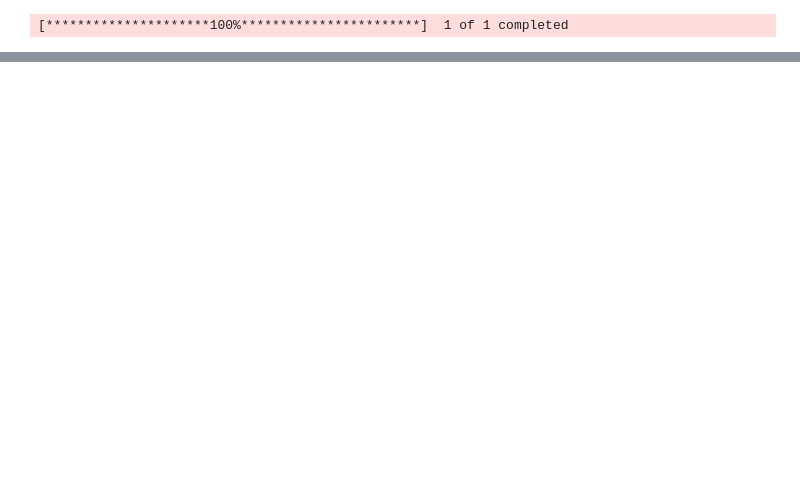
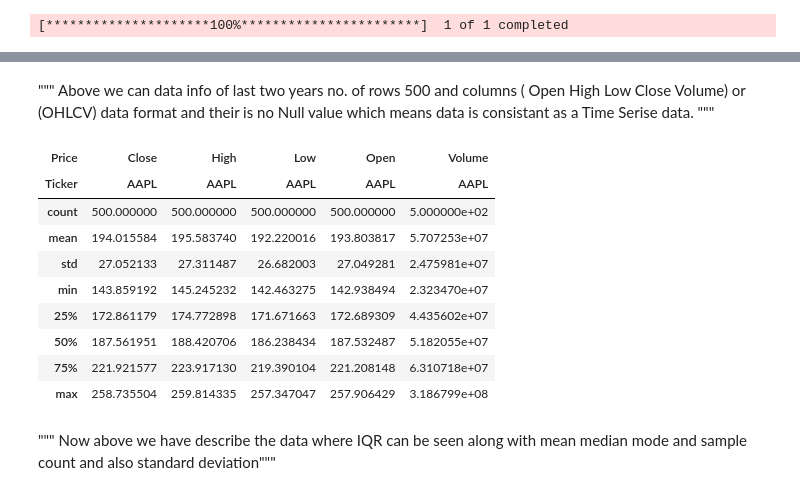
Before and after one commit to YVD7/Trading-bot, a Jupyter notebook: Notebook/test.ipynb, the cells around one changed output, grey strips where cells are left out. Drawn from its saved outputs; the diff is of its cells as text; code cells hidden in the pictures; blank space fills up the shorter version.

```diff
--- a/Notebook/test.ipynb
+++ b/Notebook/test.ipynb
@@ -26,0 +46,22 @@ aapl
+# %% [markdown]
+""" Above we can data info of last two years
+no. of rows 500 and columns ( Open High Low Close Volume) or (OHLCV) data format
+and their is no Null value which means data is consistant as a Time Serise data.
+"""
+# %%
+# describe the data
+aapl.describe()
+# %% [output]
+| Price | Close | High | Low | Open | Volume |
+| Ticker | AAPL | AAPL | AAPL | AAPL | AAPL |
+| count | 500.000000 | 500.000000 | 500.000000 | 500.000000 | 5.000000e+02 |
+| mean | 194.015584 | 195.583740 | 192.220016 | 193.803817 | 5.707253e+07 |
+| std | 27.052133 | 27.311487 | 26.682003 | 27.049281 | 2.475981e+07 |
+| min | 143.859192 | 145.245232 | 142.463275 | 142.938494 | 2.323470e+07 |
+| 25% | 172.861179 | 174.772898 | 171.671663 | 172.689309 | 4.435602e+07 |
+| 50% | 187.561951 | 188.420706 | 186.238434 | 187.532487 | 5.182055e+07 |
+| 75% | 221.921577 | 223.917130 | 219.390104 | 221.208148 | 6.310718e+07 |
+| max | 258.735504 | 259.814335 | 257.347047 | 257.906429 | 3.186799e+08 |
+# %% [markdown]
+"""
+Now above we have describe the data where IQR can be seen along with mean median mode and sample count and also standard deviation"""
```
Also changed, not shown: parts of 16 cells of this notebook, 3 other files.
